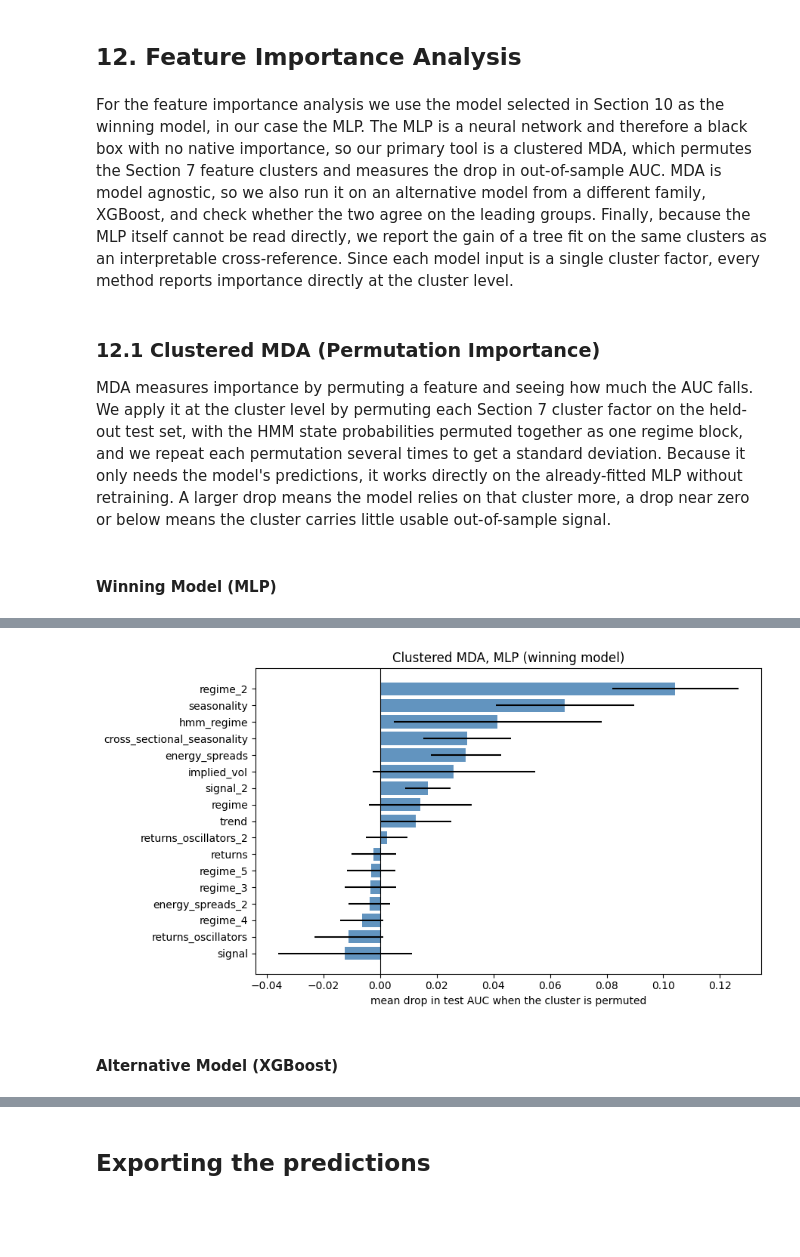
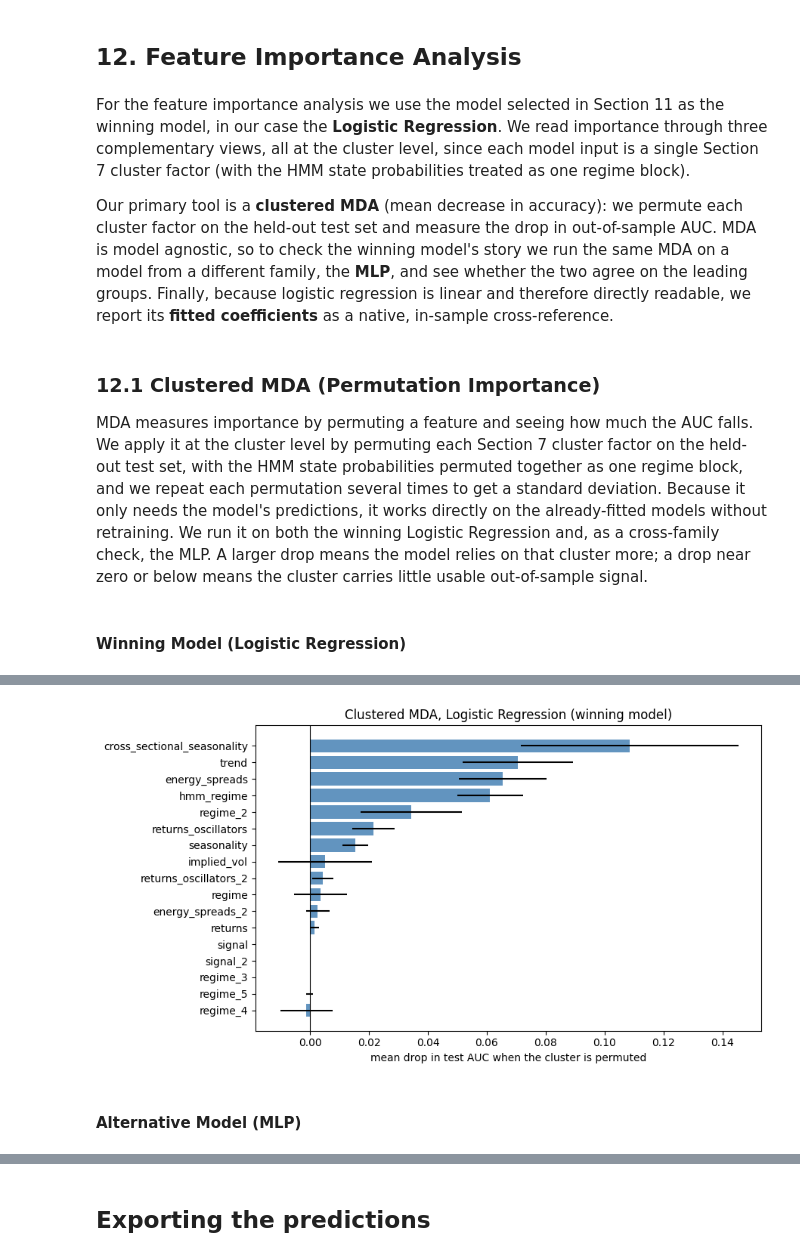
Before and after one commit to Jack-Close/energy-signal-metamodel, a Jupyter notebook: notebooks/2d_wti_crude_oil_model_training.ipynb, the cells around one changed output, grey strips where cells are left out. Saved outputs shown, nothing was run; the diff lists cells and outputs as text; code cells hidden in the pictures; blank space fills up the shorter version.

Commit message:
for per-instrument notebooks: finalised feature importance code and export of predictions

```diff
--- a/notebooks/2d_wti_crude_oil_model_training.ipynb
+++ b/notebooks/2d_wti_crude_oil_model_training.ipynb
@@ -676,31 +894,9 @@ for name, model in [('LR', best_lr), ('RF', best_rf), ('XGB', best_xgb)]:
-# %%
-
-best_model = best_lr  # swap to best_lr or best_rf if needed
-
-proba = best_model.predict_proba(X_test_wti)[:, 1]
-fpr, tpr, _ = roc_curve(y_test, proba)
-auc = roc_auc_score(y_test, proba)
-
-fig, ax = plt.subplots(figsize=(7, 6))
-ax.plot(fpr, tpr, color='steelblue', lw=2, label=f'AUC = {auc:.4f}')
-ax.fill_between(fpr, tpr, alpha=0.08, color='steelblue')
-ax.plot([0, 1], [0, 1], 'k--', lw=0.8, label='Random classifier')
-ax.set_xlabel('False Positive Rate')
-ax.set_ylabel('True Positive Rate')
-ax.set_title('ROC curve, WTI crude oil meta-model (test set)')
-
-ax.legend(loc='lower right')
-ax.grid(True, alpha=0.3)
-plt.tight_layout()
-plt.show()
-
-print(f'Test AUC: {auc:.4f}')
 # %% [markdown]
 ### 9.5 Neural Network Setup
 
 The neural networks need their own feature scaling and their own walk-forward cross-validation helper, which trains a freshly compiled Keras model on each fold and scores it by AUC. Building this once keeps the three network sections below consistent with the walk-forward discipline used for the classical models.
 # %%
-scaler_nn = StandardScaler()
+scaler_nn = RobustScaler()
 X_tr_sc = scaler_nn.fit_transform(X_train_wti.values).astype(np.float32)
 X_te_sc = scaler_nn.transform(X_test_wti.values).astype(np.float32)
 input_dim = X_tr_sc.shape[1]
@@ -1278,18 +1433,20 @@ For the winning model (namely, the MLP), we can report the highest AUC: 0.6741,
 # %% [markdown]
 ## 12. Feature Importance Analysis
 # %% [markdown]
-For the feature importance analysis we use the model selected in Section 10 as the winning model, in our case the MLP. The MLP is a neural network and therefore a black box with no native importance, so our primary tool is a clustered MDA, which permutes the Section 7 feature clusters and measures the drop in out-of-sample AUC. MDA is model agnostic, so we also run it on an alternative model from a different family, XGBoost, and check whether the two agree on the leading groups. Finally, because the MLP itself cannot be read directly, we report the gain of a tree fit on the same clusters as an interpretable cross-reference. Since each model input is a single cluster factor, every method reports importance directly at the cluster level.
+For the feature importance analysis we use the model selected in Section 11 as the winning model, in our case the **Logistic Regression**. We read importance through three complementary views, all at the cluster level, since each model input is a single Section 7 cluster factor (with the HMM state probabilities treated as one regime block).
+
+Our primary tool is a **clustered MDA** (mean decrease in accuracy): we permute each cluster factor on the held-out test set and measure the drop in out-of-sample AUC. MDA is model agnostic, so to check the winning model's story we run the same MDA on a model from a different family, the **MLP**, and see whether the two agree on the leading groups. Finally, because logistic regression is linear and therefore directly readable, we report its **fitted coefficients** as a native, in-sample cross-reference.
 # %% [markdown]
 ### 12.1 Clustered MDA (Permutation Importance)
 
-MDA measures importance by permuting a feature and seeing how much the AUC falls. We apply it at the cluster level by permuting each Section 7 cluster factor on the held-out test set, with the HMM state probabilities permuted together as one regime block, and we repeat each permutation several times to get a standard deviation. Because it only needs the model's predictions, it works directly on the already-fitted MLP without retraining. A larger drop means the model relies on that cluster more, a drop near zero or below means the cluster carries little usable out-of-sample signal.
+MDA measures importance by permuting a feature and seeing how much the AUC falls. We apply it at the cluster level by permuting each Section 7 cluster factor on the held-out test set, with the HMM state probabilities permuted together as one regime block, and we repeat each permutation several times to get a standard deviation. Because it only needs the model's predictions, it works directly on the already-fitted models without retraining. We run it on both the winning Logistic Regression and, as a cross-family check, the MLP. A larger drop means the model relies on that cluster more; a drop near zero or below means the cluster carries little usable out-of-sample signal.
 # %% [markdown]
-#### Winning Model (MLP)
+#### Winning Model (Logistic Regression)
 # %%
-# Clustered permutation MDA: permute each section-7 cluster factor on the held-out test set
+# Clustered permutation MDA: permute each Section 7 cluster factor on the held-out test set
 # and measure the drop in test AUC. It is model agnostic, so it works directly on the fitted
-# MLP, which has no native importance. Each model input is one cluster, so this is importance
-# at the cluster level. The HMM state probabilities are permuted together as one regime block.
+# model without retraining. Each model input is one cluster, so this is importance at the
+# cluster level. The HMM state probabilities are permuted together as one regime block.
 cols = list(X_test_wti.columns)
 hmm_idx = [i for i, c in enumerate(cols) if c.startswith('hmm_filt')]
 mda_groups = {c: [i] for i, c in enumerate(cols) if not c.startswith('hmm_filt')}
@@ -1310,17 +1467,18 @@ def permutation_mda(proba_fn, X, y, groups, n_repeats=10, seed=42):
         rows.append({'cluster': g, 'auc_drop': np.mean(drops), 'std': np.std(drops)})
     return pd.DataFrame(rows).sort_values('auc_drop', ascending=False).reset_index(drop=True)
 
-# Winning model: the MLP predicts on the scaled feature matrix X_te_sc.
-mlp_proba_fn = lambda M: final_mlp.predict(M, verbose=0).flatten()
-mda_mlp = permutation_mda(mlp_proba_fn, X_te_sc.copy(), y_te, mda_groups)
-print(mda_mlp.round(4).to_string(index=False))
+# Winning model: the Logistic Regression pipeline scales internally, so it predicts directly on
+# the unscaled cluster-factor matrix X_test_wti.
+lr_proba_fn = lambda M: best_lr.predict_proba(M)[:, 1]
+mda_lr = permutation_mda(lr_proba_fn, X_test_wti.values.copy(), y_te, mda_groups)
+print(mda_lr.round(4).to_string(index=False))
 
 fig, ax = plt.subplots(figsize=(9, 5))
-ax.barh(mda_mlp['cluster'][::-1], mda_mlp['auc_drop'][::-1],
-        xerr=mda_mlp['std'][::-1], color='steelblue', alpha=0.85)
+ax.barh(mda_lr['cluster'][::-1], mda_lr['auc_drop'][::-1],
+        xerr=mda_lr['std'][::-1], color='steelblue', alpha=0.85)
 ax.axvline(0, color='black', lw=0.8)
 ax.set_xlabel('mean drop in test AUC when the cluster is permuted')
-ax.set_title('Clustered MDA, MLP (winning model)')
+ax.set_title('Clustered MDA, Logistic Regression (winning model)')
 plt.tight_layout(); plt.show()
 # %% [output]
                     cluster  auc_drop    std
@@ -1344,3 +1502,3 @@ cross_sectional_seasonality    0.0308 0.0155
-[figure, old version]
+[figure, new version]
 # %% [markdown]
-#### Alternative Model (XGBoost)
+#### Alternative Model (MLP)
```
Also changed, not shown: parts of 57 cells of this notebook, 8 other files.
